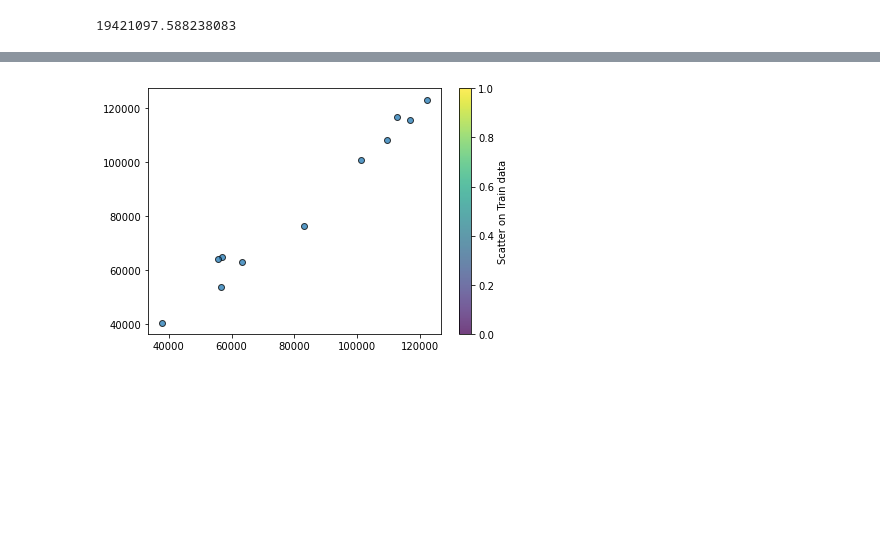
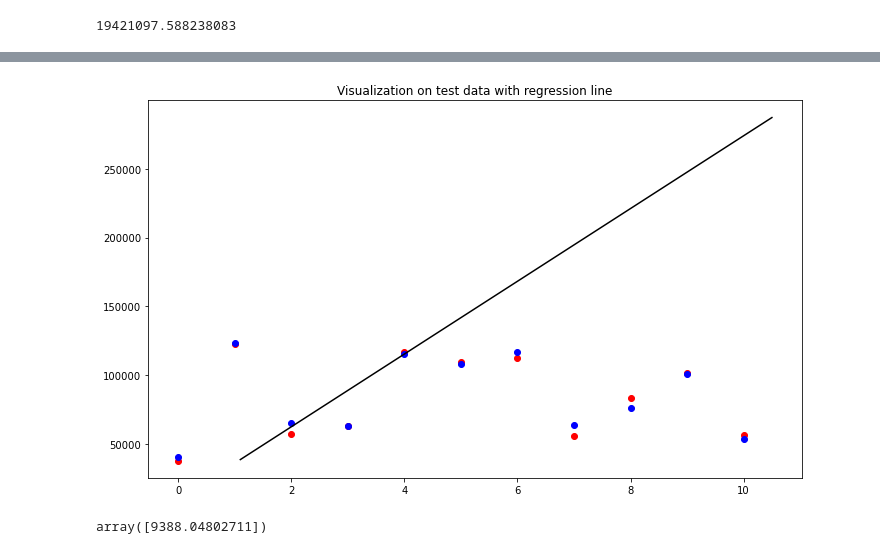
Before and after one commit to kvamsi7/mscs, a Jupyter notebook: CS5720-Neural Network and Deep Learning/Assignments/ICP-4/ICP-4.ipynb, the cells around one changed output, grey strips where cells are left out. Saved outputs shown, nothing was run; the diff lists cells and outputs as text; code cells hidden in the pictures; blank space fills up the shorter version.

```diff
--- a/CS5720-Neural Network and Deep Learning/Assignments/ICP-4/ICP-4.ipynb
+++ b/CS5720-Neural Network and Deep Learning/Assignments/ICP-4/ICP-4.ipynb
@@ -204,6 +204,9 @@ mse = mean_squared_error(Y_Test,Y_Pred)
 mse
 # %% [output]
 19421097.588238083
+# %%
+m = regressor.intercept_
+c = regressor.coef_
 # %%
 # visulalize both train set results
 
@@ -225,19 +225,19 @@ plt.show()
 # %%
 # visulalize both test set results
 
-
-# color and size on a per mark basis
-y_pred = regressor.predict(X_Test)
-
-
-plt.scatter(Y_Test, y_pred, edgecolor='black',
-            linewidth=1, alpha=0.75)
-cbar = plt.colorbar()
-cbar.set_label('Scatter on Train data')
-
-
+x = np.arange(X_Test.shape[0])
+y_test_pred = regressor.predict(X_Test)
+plt.figure(figsize=(10,6))
+plt.plot(X,m*X+c,c='black')
+plt.scatter(x, Y_Test, color = 'r', linewidth=1)
+plt.scatter(x,y_test_pred, color = 'b', linewidth=1)
+plt.title("Visualization on test data with regression line")
 plt.tight_layout()
 
 plt.show()
 # %% [output]
-[figure, old version]
+[figure, new version]
+# %%
+regressor.coef_
+# %% [output]
+array([9388.04802711])
```
Also changed, not shown: parts of 2 cells of this notebook.
